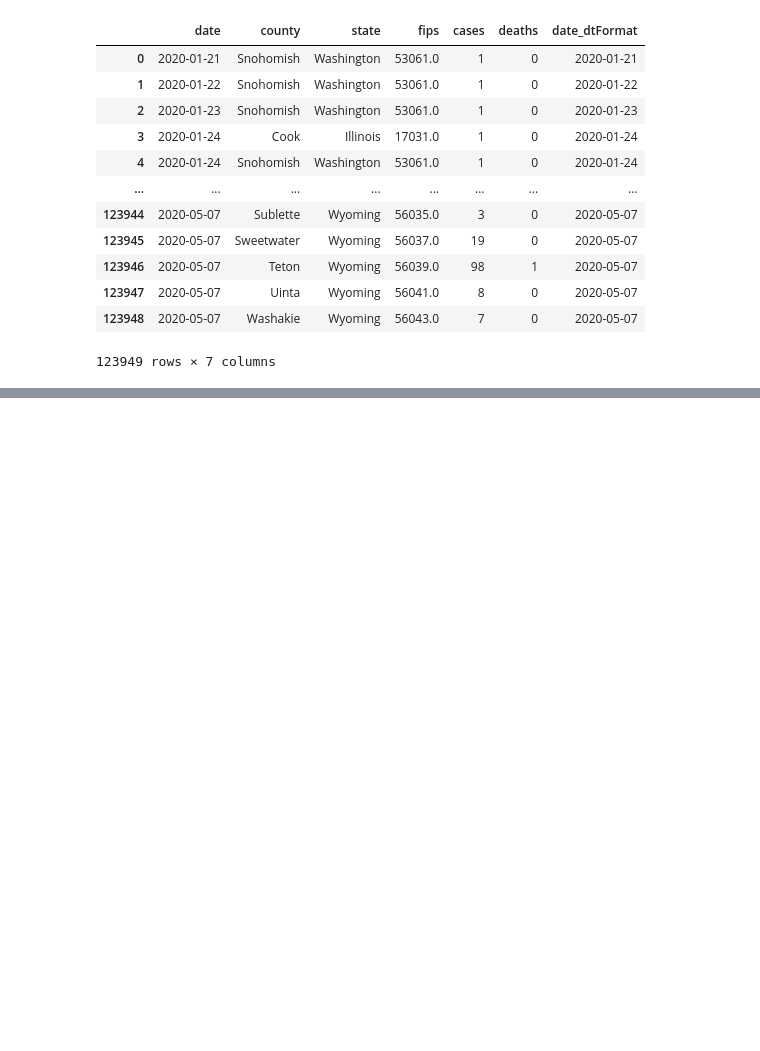
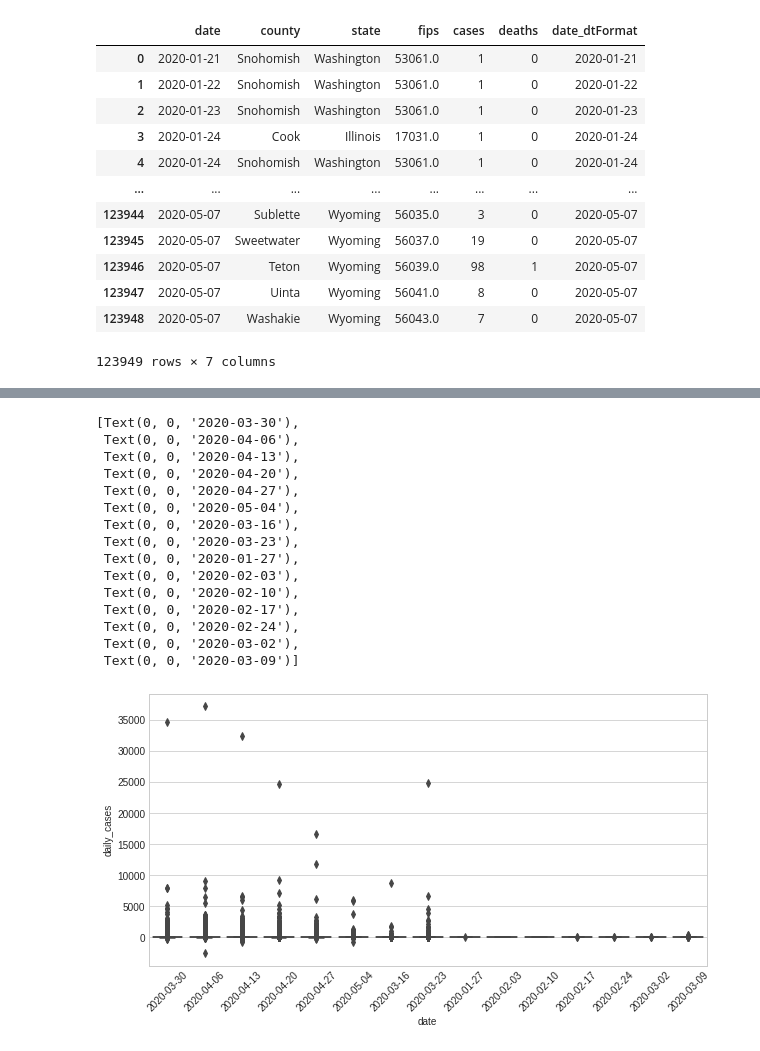
Before and after one commit to dcovarru/Python, a Jupyter notebook: Covid.ipynb, the cells around one changed output, grey strips where cells are left out. Cells and saved outputs as stored; diff of their text form; code cells hidden in the pictures; blank space fills up the shorter version.

```diff
--- a/Covid.ipynb
+++ b/Covid.ipynb
@@ -8,12 +8,26 @@
 import pandas as pd
 import dateutil
 import datetime
-
+import numpy as np
+import pandas_datareader
+import pandas_datareader.data as web
+from pandas_datareader.data import get_quote_yahoo
+import matplotlib.pyplot as plt
+from pandas import Series, DataFrame
+from pandas.plotting import scatter_matrix
+import os
+import re
 import plotly.figure_factory as ff
 import plotly as py
 import plotly.offline as offline
 import plotly.graph_objects as go
 import plotly.express as px
+from google.colab import drive
+plt.style.use('seaborn-whitegrid')
+import io
+
+import seaborn as sns
+%matplotlib inline
 # %%
 #####################
 # Import NYT data
@@ -229,3 +273,24 @@ plotly.offline.plot(fig)
+# %%
+plt.figure(figsize=(10,5))
+ax = sns.boxplot(x="date", y="daily_cases", data=covidData_aggState_weekly)
+ax.set_xticklabels(ax.get_xticklabels(), rotation=45)
+# %% [output]
+[Text(0, 0, '2020-03-30'),
+ Text(0, 0, '2020-04-06'),
+ Text(0, 0, '2020-04-13'),
+ Text(0, 0, '2020-04-20'),
+ Text(0, 0, '2020-04-27'),
+ Text(0, 0, '2020-05-04'),
+ Text(0, 0, '2020-03-16'),
+ Text(0, 0, '2020-03-23'),
+ Text(0, 0, '2020-01-27'),
+ Text(0, 0, '2020-02-03'),
+ Text(0, 0, '2020-02-10'),
+ Text(0, 0, '2020-02-17'),
+ Text(0, 0, '2020-02-24'),
+ Text(0, 0, '2020-03-02'),
+ Text(0, 0, '2020-03-09')]
+[figure, added]
 # %%
 #####################
 # Create Model with metrics?
```
Also changed, not shown: parts of 7 cells of this notebook.
